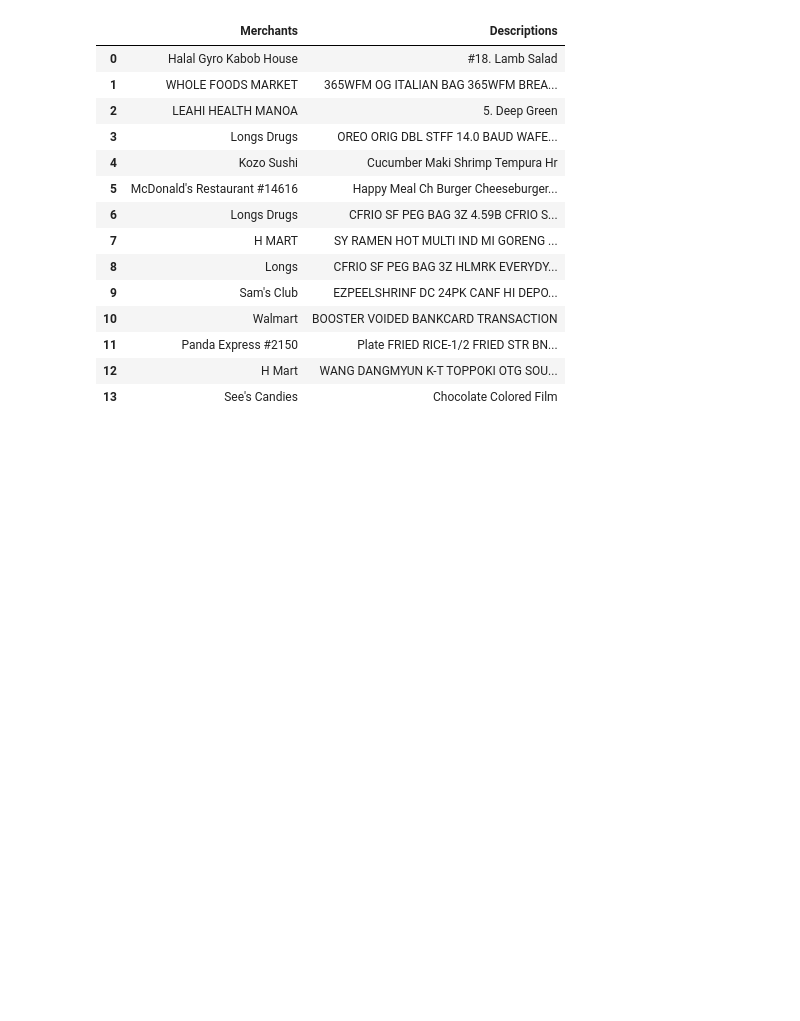
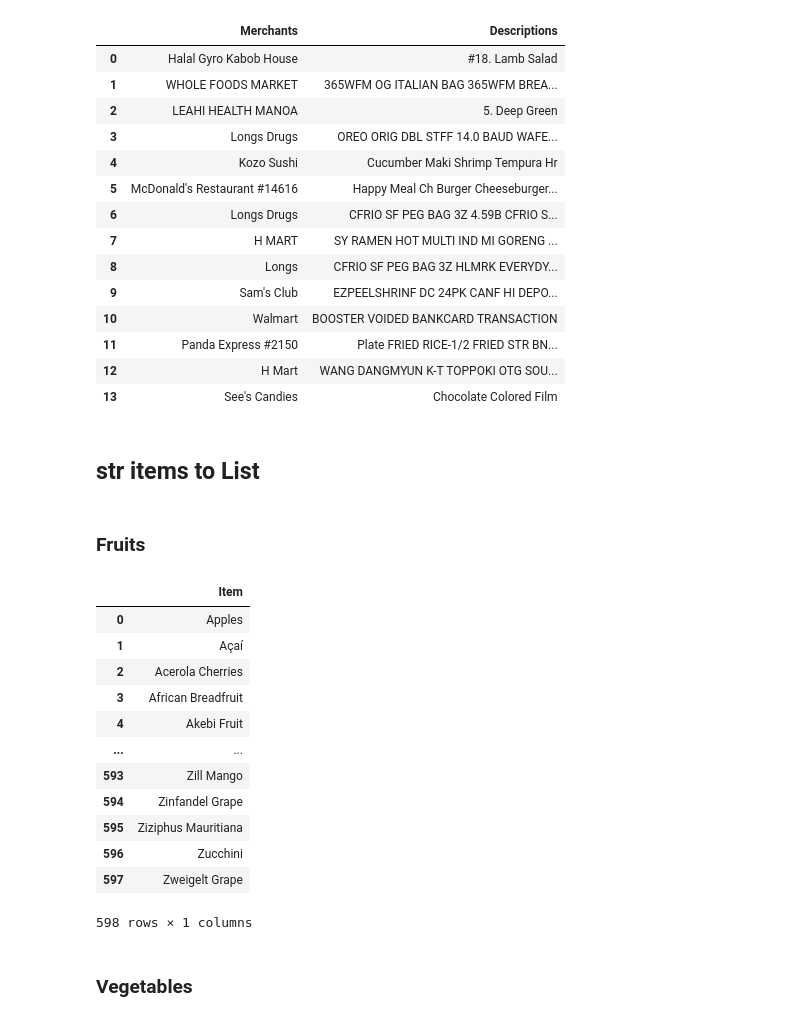
Before and after one commit to ICS438Project/receipt, a Jupyter notebook: database.ipynb, the cells around one changed output. Saved outputs shown, nothing was run; the diff lists cells and outputs as text; code cells hidden in the pictures; blank space fills up the shorter version.

Commit message:
database

```diff
--- a/database.ipynb
+++ b/database.ipynb
@@ -1624,3 +1624,5 @@ entities_df
 | 13 | See's Candies | Chocolate Colored Film |
 # %%
 entities_df.to_csv('entities_database.csv', index=0)
+# %% [markdown]
+## str items to List
@@ -1626,0 +1670,59 @@ entities_df.to_csv('entities_database.csv', index=0)
+# %% [markdown]
+### Fruits
+# %%
+a = "Apples, Açaí, Acerola Cherries, African Breadfruit, Akebi Fruit, Alpine Strawberry, African Mango, Amanatsu Oranges, Ambarella, Amaou Strawberries, Ambrosia Apples, Ambrosia Melon, Amla, Apricots, Annatto, Annona, Asian Pears, Arava Melon, Asam Kumbang, Avocado"
+b = "Babaco, Bacuri Fruit, Balsam Apples, Barbados Cherries, Barberries, Batuan, Beach Plums, Bearberries, Beechnut, Bell Peppers, Betel Nut, Bilberries, Biriba, Bitter Melon, Black Apples, Blackberries, Black Cherries, Black Currant, Black Mulberry, Black Raspberries, Black Sapote, Blood Lime, Blood Orange, Blue Dragon Fruit, Blue Java Banana, Blue Marble Fruit, Blue Olive, Blue Pearmain Apple, Blue Sausage Fruit, Blue Watermelon, Blueberries, Bottle Gourd, Boysenberry, Brazilian Guava, Brazil Nut, Breadfruit, Brush Cherry"
+c = "Cabernet Sauvignon Grape, Calabash, Camu Camu Berry, Canary Fruit, Canistel Fruit, Cantaloupe, Caper Berry, Carambola, Carob, Cavendish Banana, Cedar Bay Cherry, Cempedak, Cherry, Chinese Quince, Chinese White Pear, Chinoto Sour Orange, Churchland Pear, Citron, Clementine, Cleopatra Mandarin, Coconut, Coco plum, Conference Pear, Cornelian Cherry, Cortland Apple, Cosmic Crisp Apple, Courgette, Crab Apple, Cranberry, Crimson Delight Apple, Crimson Gold Apple, Crispin Apple, Cucumber, Custard Apple"
+d = "Dabai Fruit, Dangle Berry, Damson Plums, Darling Plum, Darwin’s Barberries, Date Plums, Davidson’s Plums, Dates, Dead Man’s Finger, Dekopon, Dessert Banana, Desert Fig, Desert Lime, Desert Quandong, Dewberries, Dinosaur Eggs, Discovery Apple, Dodder Laurel, Double Coconut, Dracontomelon, Dragon Fruit, Duku Fruit, Durian"
+e = "Emu Berry Fruit, Enterprise Apple, Evergreen Huckleberry, Eggplant, Elephant Apple (Chalta), Etrog, Elderberry, Emu Apple Fruit, Emblica, European Pear, Eastern Hawthorn Fruit, Egg Fruit, Early Gold Mango, Entawak, Elands Sour Fig, Ensete, Early Girl Tomato"
+f = "Fairchild Tangerines, False Mastic Fruit, Farkleberry, Fascell Mango, Fazli Mango, Feijoa, Fe’I Banana, Fibrous Satinash Fruit, Figs, Finger Lime, Five Flavor Berry, Flatwoods Plum, Florida Cherry, Forest Strawberries, Fox Grapes, Fuji Apples, Fukushu Kumquat"
+g = "Gala Apple, Galia Melon, Gamboge, Genip, Giant Lau Lau, Goji Berry, Golden Apple, Golden Delicious Apple, Golden Kiwi, Gooseberry, Gorham Pear, Goumi, Governor’s Plum, Granadilla, Grand Nain Banana, Granny Smith Apple, Grapefruit, Grape, Greek Fig, Green Adjou Pear, Green Apple, Green Banana, Green Bell Pepper, Green Egg Squash, Green Fig, Green Gage Plum, Green Grapes, Green Lemon, Green Raisins, Green Strawberry, Green Tomato, Ground Plum, Grosella Negra, Grumichama, Guarana, Guava, Guavaberry"
+h = "Hackberry, Hala Fruit, Hardy Kiwi, Hawaiian Mountain Apples, Hawthorn Fruit, Hazelnuts, Heirloom Tomatoes, Highbush Blueberries, Highbush Cranberries, Himalayan Mulberries, Hog Plums, Honeyberries, Honey Crisp Apples, Honeydew Melon, Honey Locust, Honeysuckles, Horned Melon, Huckleberry, Huito, Husk Tomatoes, Hyuganatsu"
+i = "Imbe, Icacina, Iboga, Icaco, Indian Jujube Fruit, Indian Prune, Indian Sherbet Berry, Ice Apple, Indonesian Lime, Ilama, Ita Palm Fruit, Indian Almond Fruit, Imbu, Incaberry, Ice Cream Bean Fruit, Ichigo, Illawarra Plum, Indian Gooseberry, Indian Persimmon"
+j = "Jackfruit, Jamun Plum, Japanese Persimmon, Japanese Plum, Jatoba, Java Apple, Jazz Apples, Jelly Palm Fruit, Johannisbeere, Jostaberry, Juicy Tomatoes, Jujube Fruit, Junglesop Fruit, Juniper Berries"
+k = "Kabosu, Kaffir Lime, Kahikatea, Kakadu Plum, Kaki Persimmon, Kanzi Apple, Karonda Berry, Kasturi Mango, Kawakawa, Kaywa, Kei Apple, Keitt Mango, Key Lime, Kiwano, Kiwi, Knobby Russet Apple, Korean Pear, Korlan, Kowai, Kumquats, Kutjera Fruit, Kvede, Kwai Muk, Kyoho Grape"
+l = "Lablab Fruit, Lady Apple, Lady Finger Banana, Lambkin Melon, Lancetilla Mango, Langra Mango, Langsat, Lapsi, Le Conte Pear, Lemato, Lemon Aspen, Lemon Drop Melon, Lemon, Liberty Apple, Lilly Pilly, Lima Orange, Limau Bali, Lime, Limeberry, Limquat, Lingonberry, Lippens Mango, Lodi Apple, Loganberry, Long Neck Avocado, Lord Lambourne Apple, Loquat, Louise Bonne of Jersey Pear, Lucuma"
+m = "Macadamia Nut, Macoun Apple, Madison Peach, Madrono, Mamey Sapote, Mammee Apple, Mamoncillo, Mandarin, Mangaba, Mango, Mangosteen, Maqui, Maracuya, Marang, Margil Apples, Marionberry, Marisol Clementine, Marsh Pink Grapefruit, Marula, May Apple, May Pride Peaches, Mayan Nut, Maypop, McIntosh Apple, Melon Pear Fruit, Merlot Grape, Meyer Lemon, Mexican Lime, Mexican Limes, Midyim Berry, Minneolo Tangelo, Miracle Fruit, Mock Strawberry, Monster Deliciosa"
+n = "Naartjie, Nagami Kumquat, Nageia, Nam Dok Mai, Nance, Naranjilla, Narenj, Natal Plum, Nashi Pears, Naval Oranges, Nectacot, Nectacotum, Nectarines, Neem, Nepali Hog Plums, Nere Fruit, Newton Pippin Apple, Nocera Grape, Nopal Fruit, Northern Spy Apples, Nungu Fruit, Nutmeg, Nuts"
+o = "O’Henry Peach, Oeillade Noire Grape, Ogallala Strawberry, Ogeechee Lime, Oil Palm, Okra, Okuzgozu Grape, Olallieberry, Olive, Opal Apple, Opal Plum, Opuntia, Orange, Orangelo, Oregon Grape, Orient Melon, Orient Pear, Oriental Cherry, Orin Apple, Orlando Tangelo, Oroblanco, Ortanique, OSO Grande Strawberry, Osteen Mango, Otaheite Gooseberry, Oullins Gage Plum, Oval Kumquat, Ozark Beauty Strawberry, Ozark Gold Apple"
+p = "Pacific Rose Apple, Palestinian Sweet Limes, Papaya, Parsonage Pears, Passion Fruit, Paw Paw, Peaches, Peach Palm Fruit, Pears, Pecan, Pequi Fruit, Persian Limes, Persimmons, Petit Rouge Grapes, Peumo Fruit, Pie Pumpkins, Pigeon Plum, Pigface Fruit, Pili Fruit, Pineapple, Pineberries, Pink Lady Apples, Pink Pearl Apples, Pink Pineapple, Pink Pomelo, Pinot Noir Grapes, Pinova Apples, Pitaya, Plantains, Plums, Plumcots, Pluots, Pomato, Pomegranate, Pomelo, Ponderosa Lemons, Prickly Pears, Prunes, Pumpkins"
+q = "Quince, Quandong, Quararibea, Querina Apples, Quinault Strawberry, Queen Anne Cherry, Queen Apple, Queen’s Forelle Pear, Queen Tahiti Pineapple"
+r = "Raisins, Rajka Apples, Rambai, Rambutan, Ramontchi, Rangpur Lime, Raspberry, Raspuri Mango, Rata, Red Banana, Red Bayberry, Red Delicious Apple, Red Grape, Red Huckleberry"
+s = "Sand Cherry, Saigon Mango, Salak, Santol, Satsuma Mandarin, Serviceberry, Shonan Gold, Sloe, Soncoya, Sour Cherry, Sour Plum, Soursop, Splendor Apple, Star Apple, Star Fruit, Strawberry, Strawberry Guava, Sudachi, Sugar Baby Watermelon, Sugar Berry, Sugar Plum, Sunset Apple, Sweet Granadilla, Sweet Lime"
+t = "Tamarillo, Tamarind, Tangelo, Tangerine, Tangor, Tara Vine, Tarocco Orange, Tayberry, Tejocote, Terap, Texas Persimmon, Thai Lime, Thimbleberry, Thomcord Grape, Thompson Seedless Grape, Thorn Melon, Thornapple, Threeleaf Goldthread, Tiger Nut, Tomato, Tomatillo, Topaz Apple, Totapuri Mango, Toyon Berry, Trabzon Persimmon, Tree Tomato, Triphal, Tropical Almond, Truffle Berry, Tsunami Apple, Tucuma, Tulip Tree Fruit, Turkish Fig, Turtle Berry, Tutti Frutti"
+u = "Ububese, Ugli Fruit, Ugni Berry, Umbu Fruit, Umbra Fruit, Urava Fruit, Usuma Fruit, Umeboshi, Uvilla Fruit"
+v = "Vaccarese Grapes, Valencia Oranges, Valencia Pride Mango, Van Dyke Mango, Vanilla, Velvet Apple, Velvet Tamarind, Vespolina Grape, Vicar of Winkfield Pear, Victoria Plum, Villafranca Lemon, Voavanga Fruit, Volkamer Lemon"
+w = "Wahoo, Walnut, Wampee, Water Apple, Water Chestnut, Watermelon, Wax Apple, Wax Gourd, Wealthy Apple, West Indian Cherry, Western Hackberry, White Aspen, White Currant, White-Flowered Gourd, White Mulberries, Wild Bacher Grape, Wild Banana, Custard Apple, Wild Lemon, Wild Lowbush Blueberry, Wild Mangosteen, Wild Orange, Wild Peach, Wild Strawberry, Wild Sugar Apple, Wild Water Lemon, Williams Pear, Winter Melon, Winter Squash, Wolf Berry"
+x = "Xanthium Strumarium, Xarel-lo, Xerophyte, Xigua fruit, Ximenia Americana, Ximenia Caffra, Xinomavro, Xoconostle Cactus Fruit, Xylocarp"
+y = "Ya Pear, Yali Pear, Yangmei, Yayat, Yellow Bell Peppers, Yellow Chili Pepper, Yellow Dragon Fruit, Yayat Palm, Yellow Apple, Yellow Guava, Yellow Passion Fruit, Yellow Plum, Yellow Sapote, Yellow Strawberry, Yellow Watermelon, Yemenite Citron, York Apple, Young Mango, Youngberry, Yucca, Yumberry, Yunnan Hackberry, Yuzu"
+z = "Zabergau Reinette Apple, Zalzalak, Zante Currant, Zarzamora, Zawngtah, Zebra Melon, Zestar Apple, Zhe, Zierfandler Grape, Zig Zag Vine Fruit, Zill Mango, Zinfandel Grape, Ziziphus Mauritiana, Zucchini, Zweigelt Grape"
+# %%
+fruits_df = create_multicolumn_dataframe(a=a, b=b, c=c, d=d, e=e, f=f, g=g, h=h, i=i, j=j, k=k, l=l, m=m, n=n, o=o, p=p, q=q, r=r, s=s, t=t, u=u, v=v, w=w, x=x, y=y, z=z)
+fruits_df = create_single_column_dataframe(a=a, b=b, c=c, d=d, e=e, f=f, g=g, h=h, i=i, j=j, k=k, l=l, m=m, n=n, o=o, p=p, q=q, r=r, s=s, t=t, u=u, v=v, w=w, x=x, y=y, z=z)
+fruits_df
+
+path = './product database/fruits_database.csv'
+fruits_df.to_csv(path, encoding='utf-8', index=False)
+df = pd.read_csv(path)
+df
+
+df_filtered = df[~df.apply(lambda row: row.astype(str).str.contains(r'\?').any(), axis=1)]
+
+df_filtered.to_csv(path, encoding='utf-8', index=False)
+df_filtered
+# %% [output]
+|  | Item |
+| 0 | Apples |
+| 1 | Açaí |
+| 2 | Acerola Cherries |
+| 3 | African Breadfruit |
+| 4 | Akebi Fruit |
+| ... | ... |
+| 593 | Zill Mango |
+| 594 | Zinfandel Grape |
+| 595 | Ziziphus Mauritiana |
+| 596 | Zucchini |
+| 597 | Zweigelt Grape |
+598 rows × 1 columns
+# %% [markdown]
+### Vegetables
```
Also changed, not shown: parts of 6 cells of this notebook, 2 other files.
